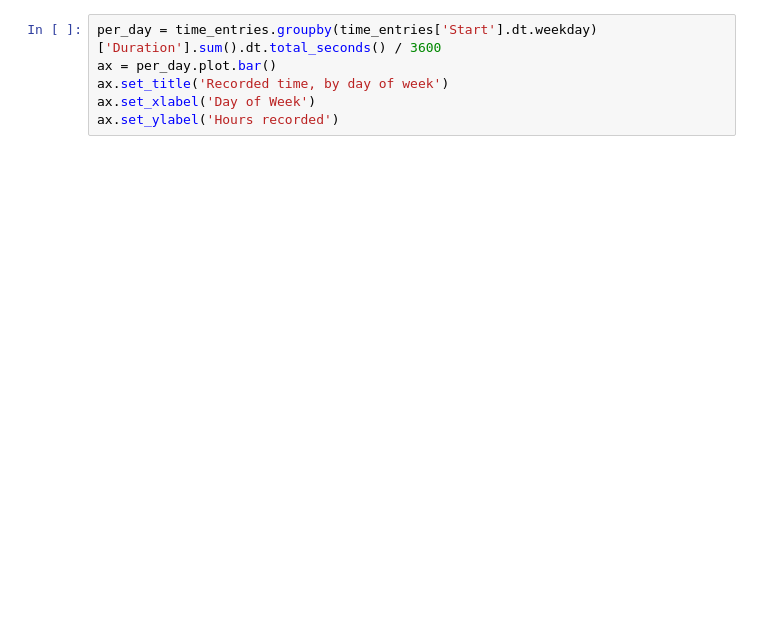
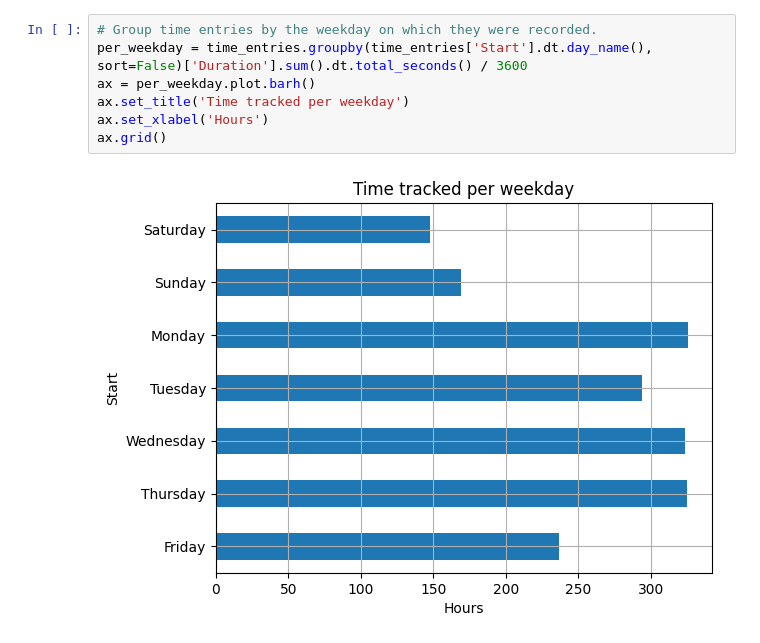
Before and after one commit to XTM233/productivity-analysis, a Jupyter notebook: analyze_csv.ipynb, the cells around one changed output. Saved outputs shown, nothing was run; the diff lists cells and outputs as text; blank space fills up the shorter version.

```diff
--- a/analyze_csv.ipynb
+++ b/analyze_csv.ipynb
@@ -76,6 +149,9 @@ ax.xaxis.set_major_locator(plt.MaxNLocator(6))
 # %%
-per_day = time_entries.groupby(time_entries['Start'].dt.weekday)['Duration'].sum().dt.total_seconds() / 3600
-ax = per_day.plot.bar()
-ax.set_title('Recorded time, by day of week')
-ax.set_xlabel('Day of Week')
-ax.set_ylabel('Hours recorded')
+# Group time entries by the weekday on which they were recorded.
+per_weekday = time_entries.groupby(time_entries['Start'].dt.day_name(), sort=False)['Duration'].sum().dt.total_seconds() / 3600
+ax = per_weekday.plot.barh()
+ax.set_title('Time tracked per weekday')
+ax.set_xlabel('Hours')
+ax.grid()
+# %% [output]
+[figure, added]
```
Also changed, not shown: parts of 18 cells of this notebook.
